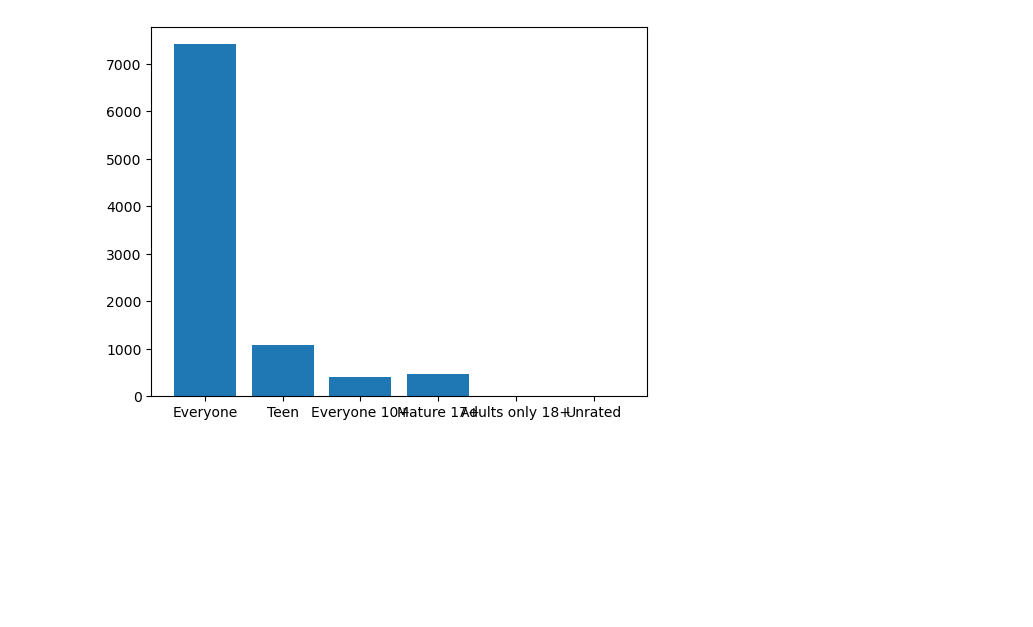
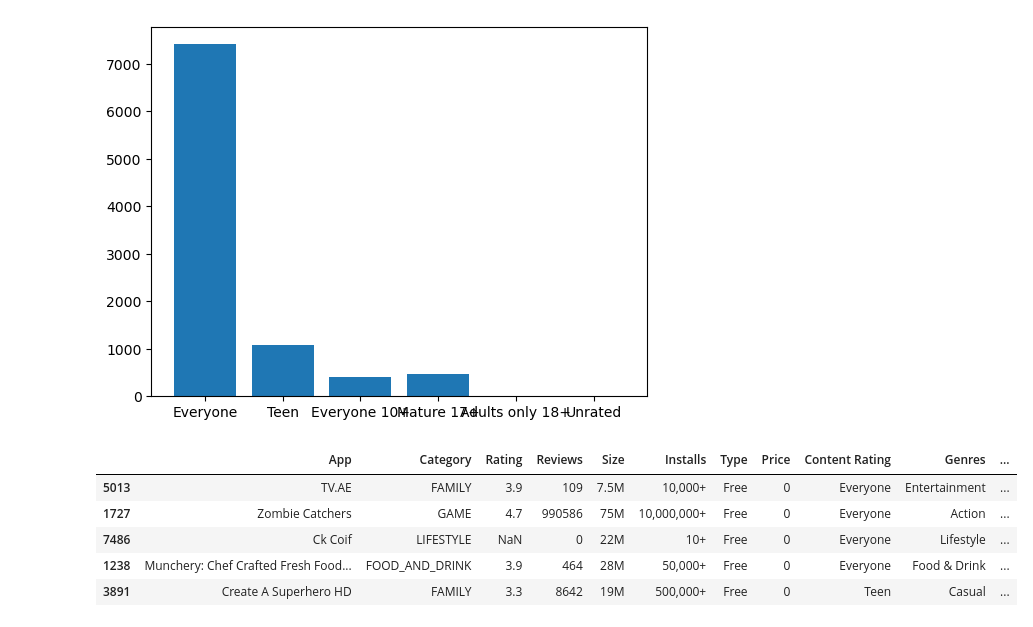
Before and after one commit to Sameershrinath/5th_sem, a Jupyter notebook: PYTHON/DATA_SCIENCE/Pandas02.ipynb, the cells around one changed output. Cells and saved outputs as stored; diff of their text form; code cells hidden in the pictures; blank space fills up the shorter version.

```diff
--- a/PYTHON/DATA_SCIENCE/Pandas02.ipynb
+++ b/PYTHON/DATA_SCIENCE/Pandas02.ipynb
@@ -362,3 +362,16 @@ plt.bar(cnt_type.keys(),cnt_type.values())
 # %% [output]
 <BarContainer object of 6 artists>
 [figure]
+# %%
+import pandas as pd
+df=pd.read_csv("dataset/googleplaystore.csv")
+# %%
+# How to know about your data
+df.sample(5)
+# %% [output]
+|  | App | Category | Rating | Reviews | Size | Installs | Type | Price | Content Rating | Genres | ... |
+| 5013 | TV.AE | FAMILY | 3.9 | 109 | 7.5M | 10,000+ | Free | 0 | Everyone | Entertainment | ... |
+| 1727 | Zombie Catchers | GAME | 4.7 | 990586 | 75M | 10,000,000+ | Free | 0 | Everyone | Action | ... |
+| 7486 | Ck Coif | LIFESTYLE | NaN | 0 | 22M | 10+ | Free | 0 | Everyone | Lifestyle | ... |
+| 1238 | Munchery: Chef Crafted Fresh Food... | FOOD_AND_DRINK | 3.9 | 464 | 28M | 50,000+ | Free | 0 | Everyone | Food & Drink | ... |
+| 3891 | Create A Superhero HD | FAMILY | 3.3 | 8642 | 19M | 500,000+ | Free | 0 | Teen | Casual | ... |
```
Also changed, not shown: parts of 25 cells of this notebook, 2 other files.
